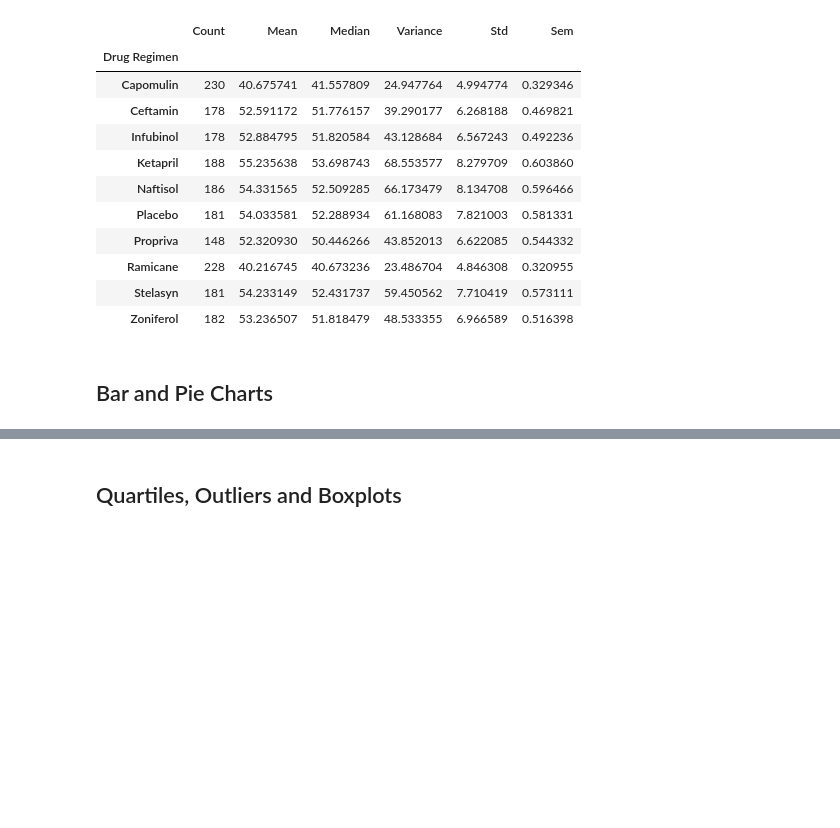
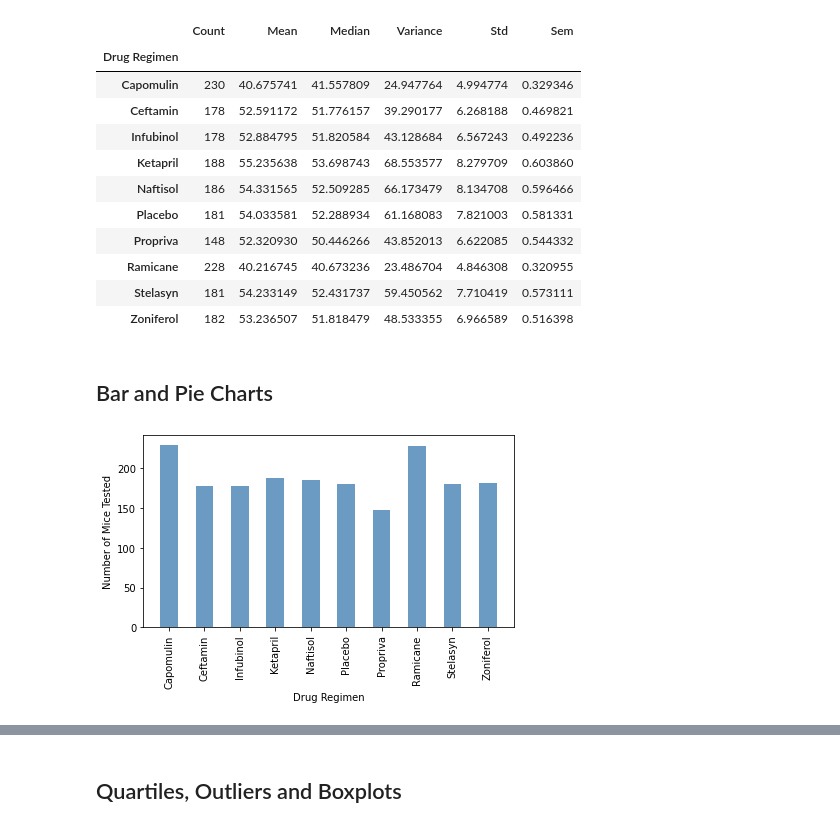
Before and after one commit to dalismo/Matplotlib-challenge, a Jupyter notebook: Pymaceuticals/pymaceuticals_starter.ipynb, the cells around one changed output, grey strips where cells are left out. Cells and saved outputs as stored; diff of their text form; code cells hidden in the pictures; blank space fills up the shorter version.

```diff
--- a/Pymaceuticals/pymaceuticals_starter.ipynb
+++ b/Pymaceuticals/pymaceuticals_starter.ipynb
@@ -111,5 +112,21 @@ drug_info1
 # %%
 # Generate a bar plot showing the total number of datapoints for each drug regimen using pandas.
 # There should be a single bar per regimen
+x_axis = np.arange(len(drug_info1))
+tick_locations = [value for value in x_axis]
+
+# Sizing of bar chart
+plt.figure(figsize=(6,4))
+
+# Tick Locations
+plt.xticks(tick_locations, drug_info1.index.values, rotation="vertical")
+plt.bar(x_axis, drug_info1["Count"], color='steelblue', alpha=0.8, align='center', width = .5)
+
+# Labels
+plt.xlabel("Drug Regimen")
+plt.ylabel("Number of Mice Tested")
+plt.tight_layout()
+# %% [output]
+[figure, added]
 # %%
 # Generate identical bar plot using pyplot instead of pandas.
```
Also changed, not shown: parts of 2 cells of this notebook.
